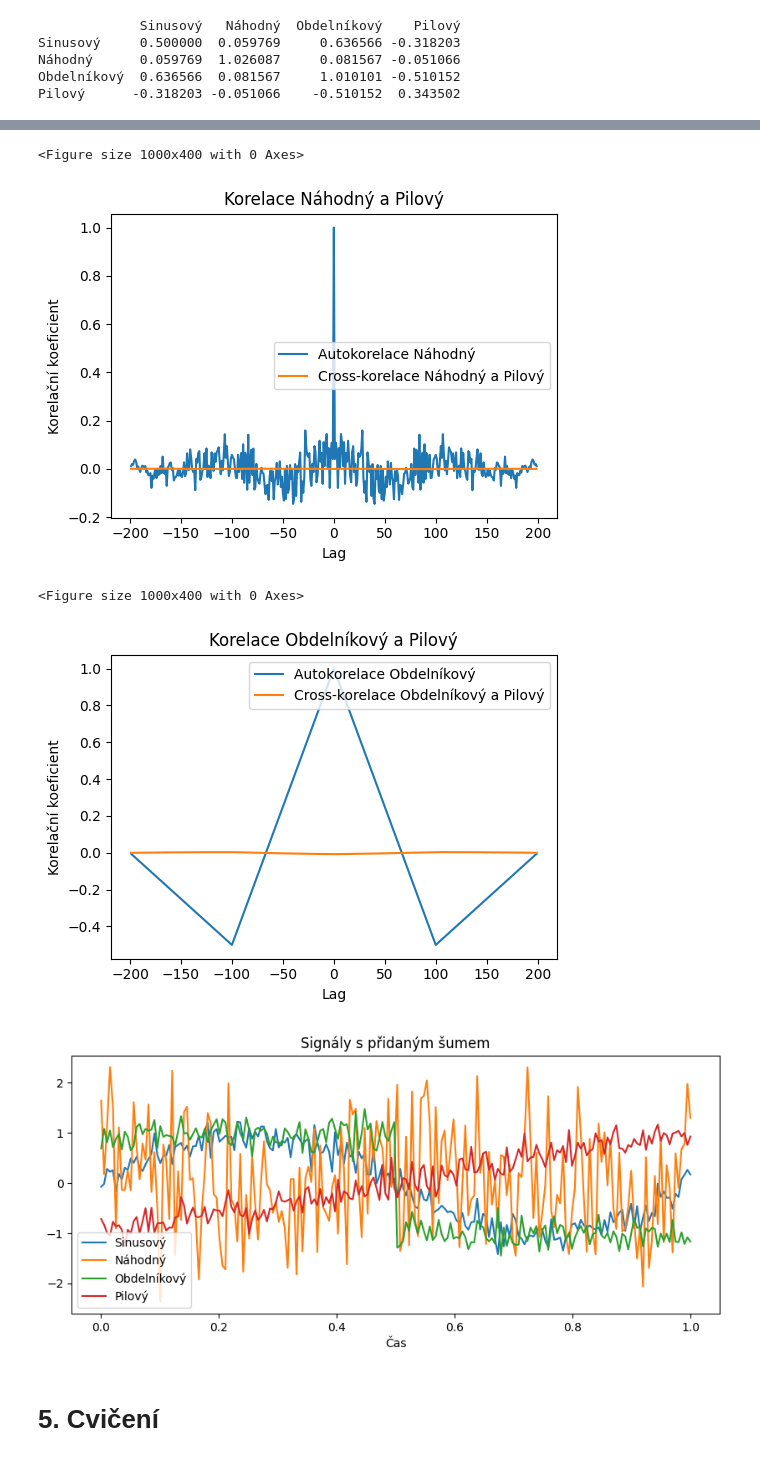
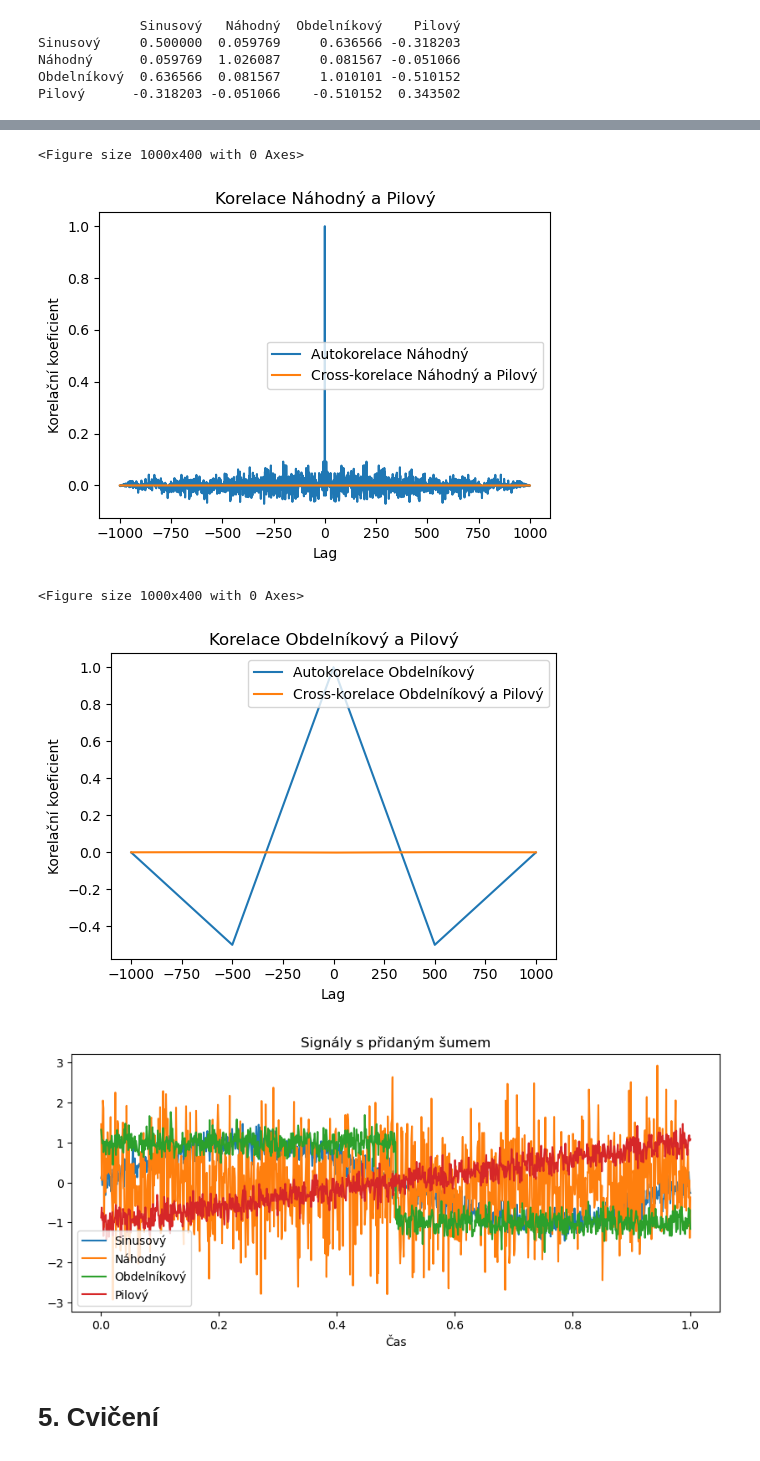
Before and after one commit to melancholy-txt/ujep, a Jupyter notebook: PZS/pzs.ipynb, the cells around one changed output, grey strips where cells are left out. Saved outputs shown, nothing was run; the diff lists cells and outputs as text; code cells hidden in the pictures.

```diff
--- a/PZS/pzs.ipynb
+++ b/PZS/pzs.ipynb
@@ -351,7 +351,7 @@ Pilový      -0.318203 -0.051066    -0.510152  0.343502
 from scipy.signal import correlate
 
 # Nastavení počtu vzorků pro signály
-num_samples = 200
+num_samples = 1000
 t = np.linspace(0, 1, num_samples)
 
 # Generování sinusového signálu
@@ -418,8 +418,8 @@ plt.show()
 <Figure size 1000x400 with 0 Axes>
-[figure, old version]
+[figure, new version]
 <Figure size 1000x400 with 0 Axes>
-[figure, old version]
+[figure, new version]
-[figure, old version]
+[figure, new version]
 # %% [markdown]
 # 5. Cvičení
 # %%
```
Also changed, not shown: parts of 1 cell of this notebook, 3 other files.
